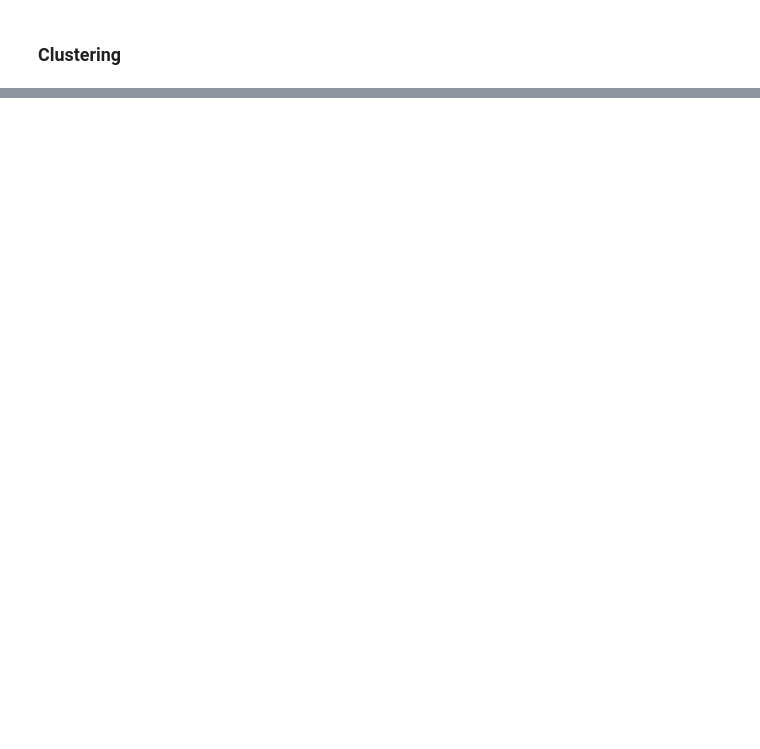
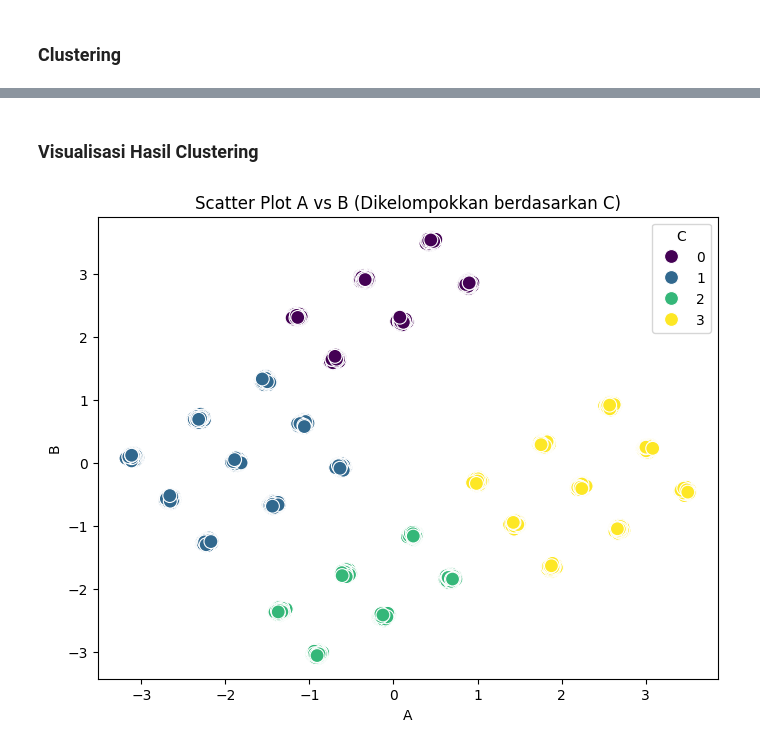
Before and after one commit to rexxar280903/Dicoding, a Jupyter notebook: Submission_ML1/[Clustering] Submission Akhir BMLP_Kanza A.ipynb, the cells around one changed output, grey strips where cells are left out. Drawn from its saved outputs; the diff is of its cells as text; code cells hidden in the pictures; blank space fills up the shorter version.

```diff
--- a/Submission_ML1/[Clustering] Submission Akhir BMLP_Kanza A.ipynb
+++ b/Submission_ML1/[Clustering] Submission Akhir BMLP_Kanza A.ipynb
@@ -213,3 +214,5 @@ df_standardized
 ## Pembagunan Model Clustering
 # %% [markdown]
 ### Menggunakan Metode Elbow Untuk Mencari jumlah Centroid yang optimal
+# %%
+df_standardized = df_standardized.drop(columns=['User_ID'])
@@ -238,5 +257,6 @@ plt.show()
 # Latih model K-Means dengan jumlah klaster optimal (contoh: K=3)
 optimal_k = 4  # Sesuaikan dengan hasil Elbow
 kmeans = KMeans(n_clusters=optimal_k, random_state=42, n_init=10)
-df_standardized["Cluster"] = kmeans.fit_predict(df_standardized)
+df_standardized_cluster = df_standardized.copy()
+df_standardized_cluster["Cluster"] = kmeans.fit_predict(df_standardized)
 # %%
@@ -250,0 +294,22 @@ Name: count, dtype: int64
+# %% [markdown]
+### Visualisasi Hasil Clustering
+# %%
+
+# Reduksi dimensi dengan PCA menjadi 2 komponen untuk visualisasi
+pca = PCA(n_components=2)
+pca_result = pca.fit_transform(df_standardized_cluster)
+
+# Membuat DataFrame hasil PCA dan cluster
+df_pca = pd.DataFrame(pca_result, columns=["PC1", "PC2"])
+df_pca["Cluster"] = df_standardized_cluster["Cluster"]
+
+# Membuat DataFrame
+plt.figure(figsize=(8, 6))
+sns.scatterplot(x=df_pca["PC1"], y=df_pca["PC2"], hue=df_pca["Cluster"], palette="viridis", s=100)
+plt.title("Scatter Plot A vs B (Dikelompokkan berdasarkan C)")
+plt.xlabel("A")
+plt.ylabel("B")
+plt.legend(title="C")
+plt.show()
+# %% [output]
+[figure, added]
```
Also changed, not shown: parts of 5 cells of this notebook, 1 other file.
